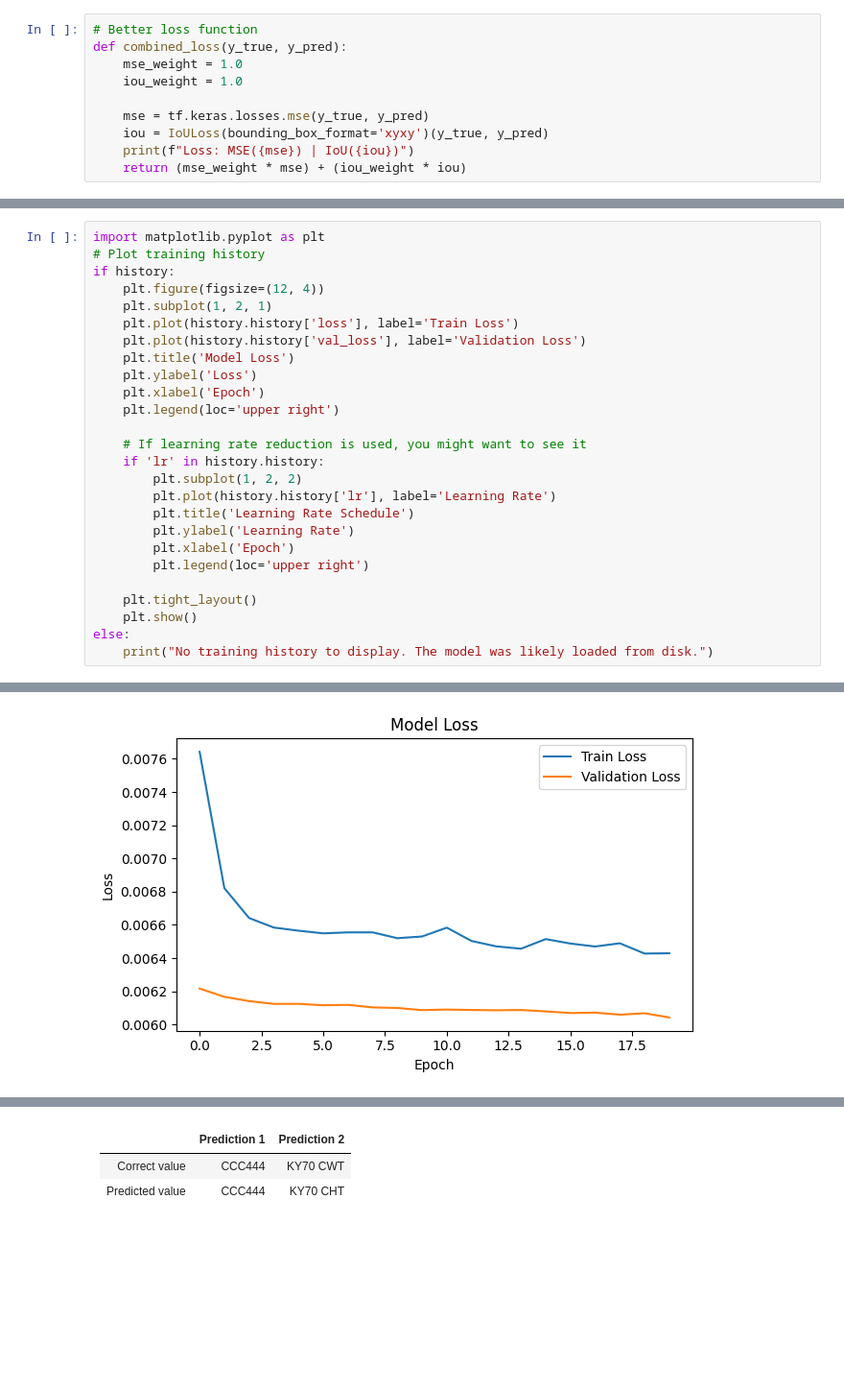
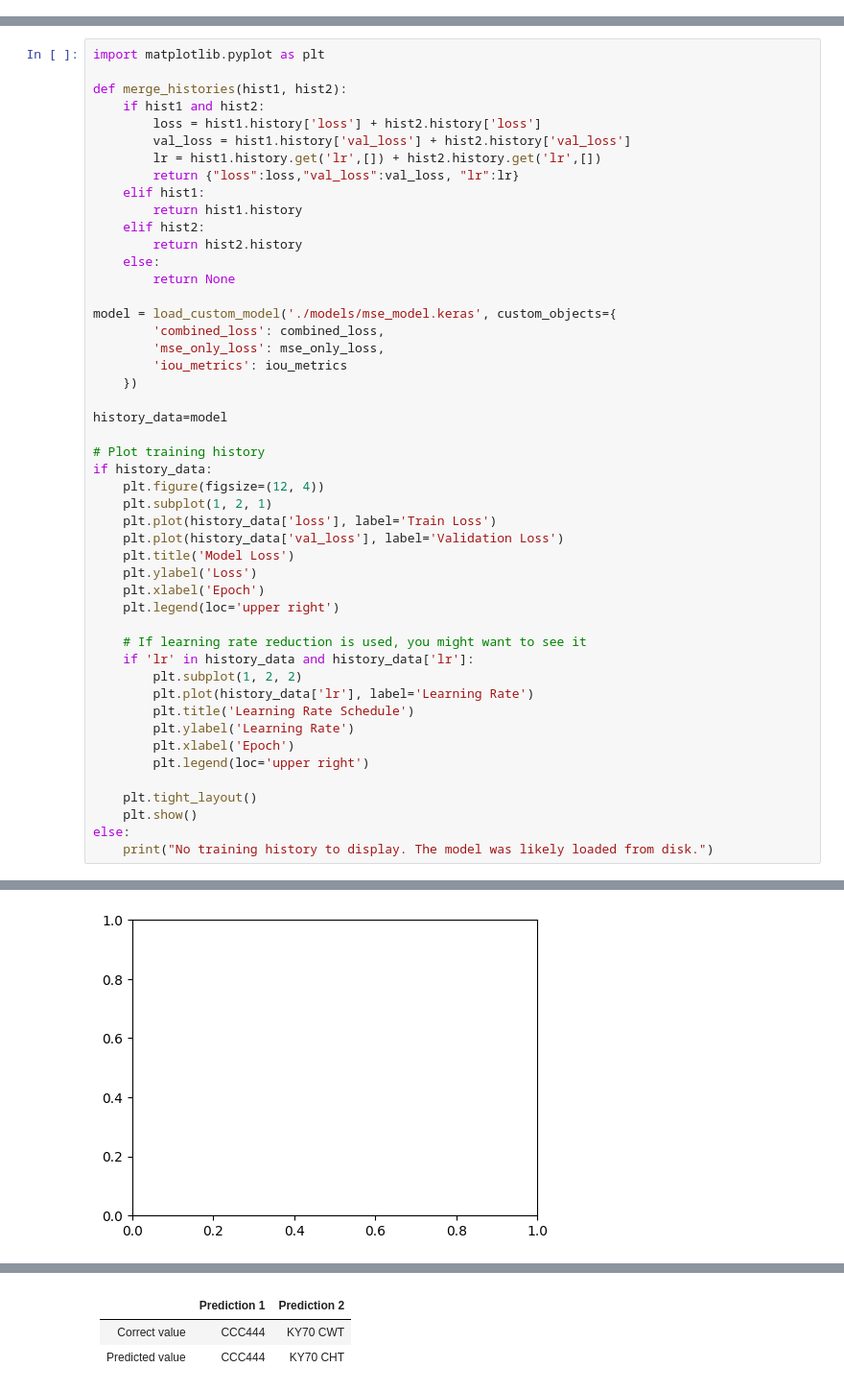
Before and after one commit to urluur/Registration-Plate-Recognition, a Jupyter notebook: main.ipynb, the cells around one changed output, grey strips where cells are left out. Shown: that part at 96% size. Drawn from its saved outputs; the diff is of its cells as text; blank space fills up the shorter version.

```diff
--- a/main.ipynb
+++ b/main.ipynb
@@ -39,10 +69,0 @@ X_train, X_test, y_train, y_test = train_test_split(imgs_preprocessed, boxes_pre
-# %%
-# Better loss function
-def combined_loss(y_true, y_pred):
-    mse_weight = 1.0
-    iou_weight = 1.0
-
-    mse = tf.keras.losses.mse(y_true, y_pred)
-    iou = IoULoss(bounding_box_format='xyxy')(y_true, y_pred)
-    print(f"Loss: MSE({mse}) | IoU({iou})")
-    return (mse_weight * mse) + (iou_weight * iou)
@@ -112,20 +264,42 @@ KeyboardInterrupt:
 # %%
 import matplotlib.pyplot as plt
+
+def merge_histories(hist1, hist2):
+    if hist1 and hist2:
+        loss = hist1.history['loss'] + hist2.history['loss']
+        val_loss = hist1.history['val_loss'] + hist2.history['val_loss']
+        lr = hist1.history.get('lr',[]) + hist2.history.get('lr',[])
+        return {"loss":loss,"val_loss":val_loss, "lr":lr}
+    elif hist1:
+        return hist1.history
+    elif hist2:
+        return hist2.history
+    else:
+        return None
+
+model = load_custom_model('./models/mse_model.keras', custom_objects={
+        'combined_loss': combined_loss,
+        'mse_only_loss': mse_only_loss,
+        'iou_metrics': iou_metrics
+    })
+
+history_data=model
+
 # Plot training history
-if history:
+if history_data:
     plt.figure(figsize=(12, 4))
     plt.subplot(1, 2, 1)
-    plt.plot(history.history['loss'], label='Train Loss')
-    plt.plot(history.history['val_loss'], label='Validation Loss')
+    plt.plot(history_data['loss'], label='Train Loss')
+    plt.plot(history_data['val_loss'], label='Validation Loss')
     plt.title('Model Loss')
     plt.ylabel('Loss')
     plt.xlabel('Epoch')
     plt.legend(loc='upper right')
 
     # If learning rate reduction is used, you might want to see it
-    if 'lr' in history.history:
+    if 'lr' in history_data and history_data['lr']:
         plt.subplot(1, 2, 2)
-        plt.plot(history.history['lr'], label='Learning Rate')
+        plt.plot(history_data['lr'], label='Learning Rate')
         plt.title('Learning Rate Schedule')
         plt.ylabel('Learning Rate')
         plt.xlabel('Epoch')
@@ -139,3 +314,3 @@ else:
-[figure, old version]
+[figure, new version]
 # %%
 from sklearn.metrics import mean_absolute_error, mean_squared_error
```
Also changed, not shown: parts of 12 cells of this notebook, 5 other files.
